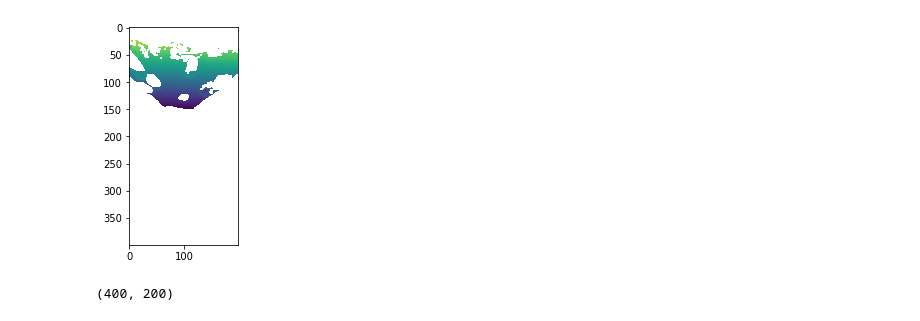
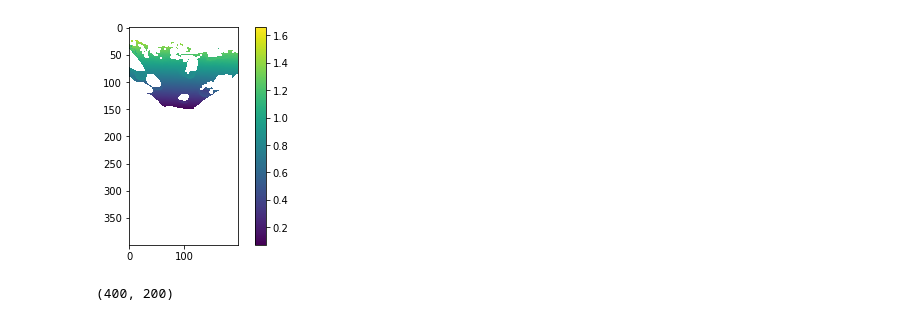
Before and after one commit to naoya-kumagai/elevation-mapping-src, a Jupyter notebook: data/transform.ipynb, the cells around one changed output. Drawn from its saved outputs; the diff is of its cells as text; code cells hidden in the pictures.

```diff
--- a/data/transform.ipynb
+++ b/data/transform.ipynb
@@ -1,20 +1,22 @@
 # %%
 import pickle
 import numpy as np
 import matplotlib.pyplot as plt
 import pyransac3d
+from scipy.spatial.transform import Rotation as R
 
 RESOLUTION = 0.005
 with open('map-20220122-155134.pkl', 'rb') as f:
     data = pickle.load(f)
 
 data = np.array(data)
 height_map = data[0]
 plt.imshow(height_map)
+plt.colorbar()
 
 plt.show()
 # %% [output]
-[figure, old version]
+[figure, new version]
 # %%
 height_map.shape
 # %% [output]
```
Also changed, not shown: parts of 7 cells of this notebook.
